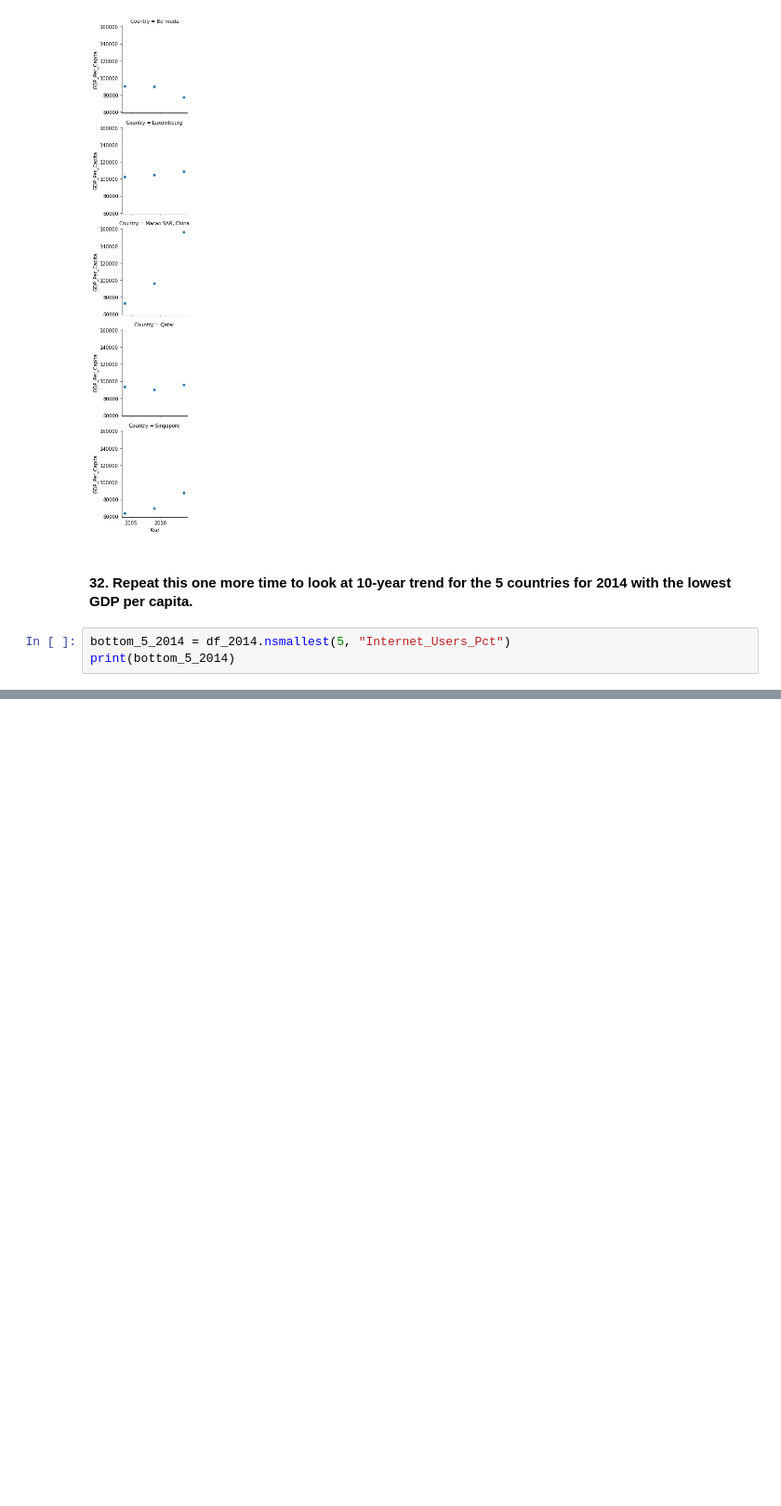
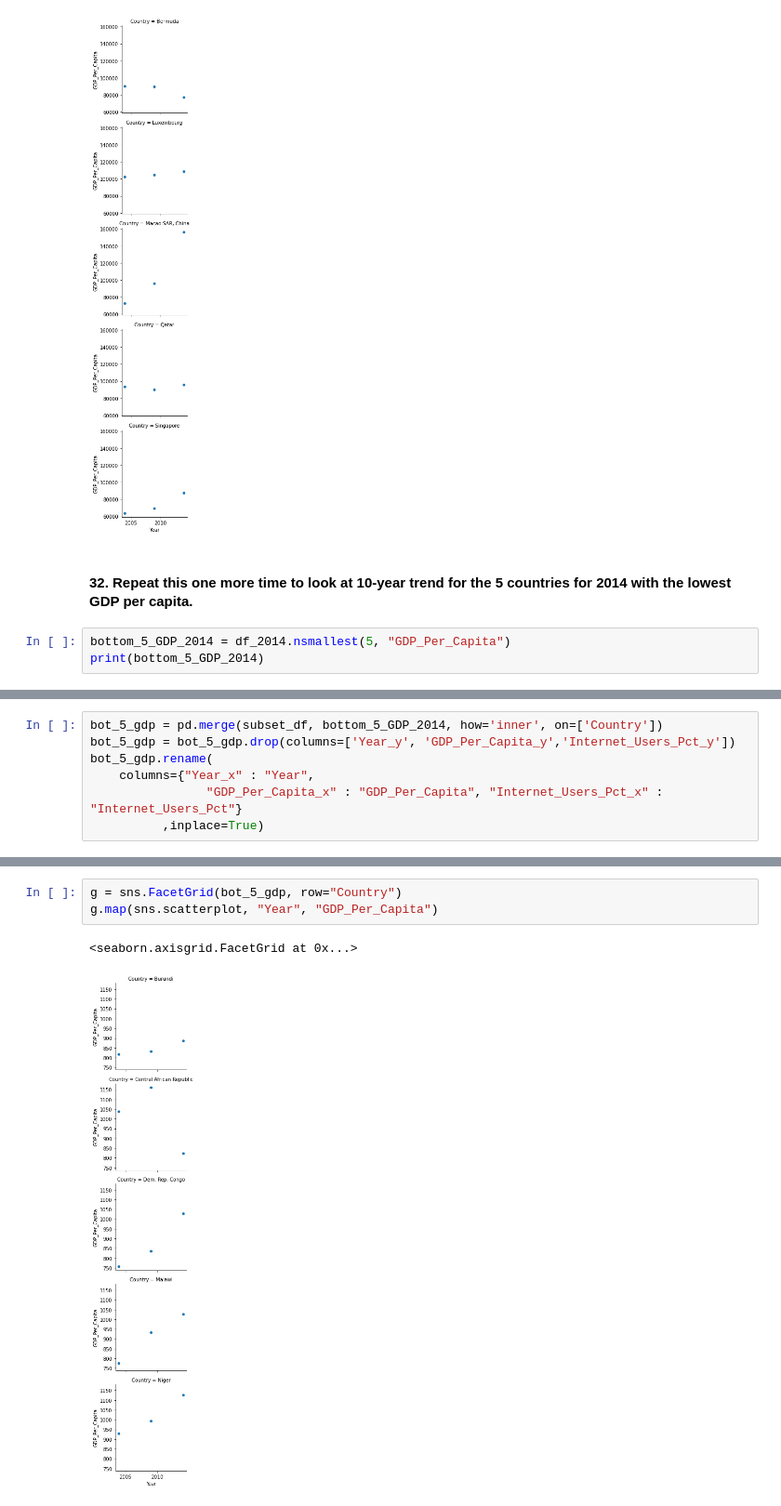
Before and after one commit to NSS-Data-Analytics-Cohort-6/gdp-and-internet-usage-robschulteis, a Jupyter notebook: notebook/GDP .ipynb, the cells around one changed output, grey strips where cells are left out. Shown at 93% size. Saved outputs shown, nothing was run; the diff lists cells and outputs as text; blank space fills up the shorter version.

```diff
--- a/notebook/GDP .ipynb
+++ b/notebook/GDP .ipynb
@@ -515,5 +515,5 @@ g.map(sns.scatterplot, "Year", "GDP_Per_Capita")
 # %% [markdown]
 #### 32. Repeat this one more time to look at 10-year trend for the 5 countries for 2014 with the lowest GDP per capita.
 # %%
-bottom_5_2014 = df_2014.nsmallest(5, "Internet_Users_Pct")
-print(bottom_5_2014)
+bottom_5_GDP_2014 = df_2014.nsmallest(5, "GDP_Per_Capita")
+print(bottom_5_GDP_2014)
@@ -519,0 +527,7 @@ print(bottom_5_2014)
+# %%
+bot_5_gdp = pd.merge(subset_df, bottom_5_GDP_2014, how='inner', on=['Country'])
+bot_5_gdp = bot_5_gdp.drop(columns=['Year_y', 'GDP_Per_Capita_y','Internet_Users_Pct_y'])
+bot_5_gdp.rename(
+    columns={"Year_x" : "Year",
+                "GDP_Per_Capita_x" : "GDP_Per_Capita", "Internet_Users_Pct_x" : "Internet_Users_Pct"}
+          ,inplace=True)
@@ -519,0 +555,6 @@ print(bottom_5_2014)
+# %%
+g = sns.FacetGrid(bot_5_gdp, row="Country")
+g.map(sns.scatterplot, "Year", "GDP_Per_Capita")
+# %% [output]
+<seaborn.axisgrid.FacetGrid at 0x...>
+[figure, added]
```
Also changed, not shown: parts of 2 cells of this notebook.
